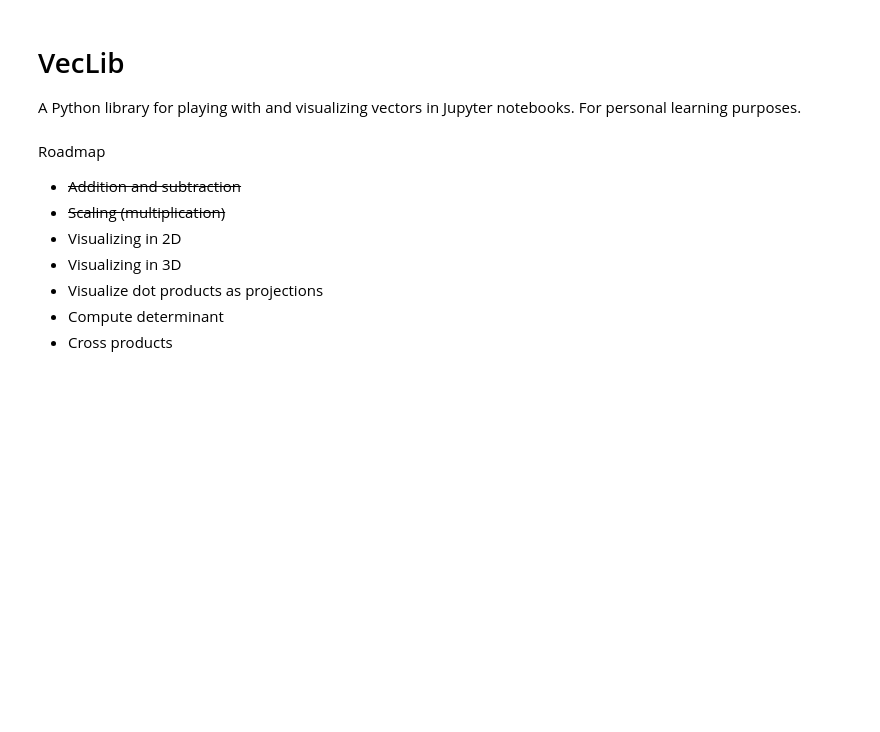
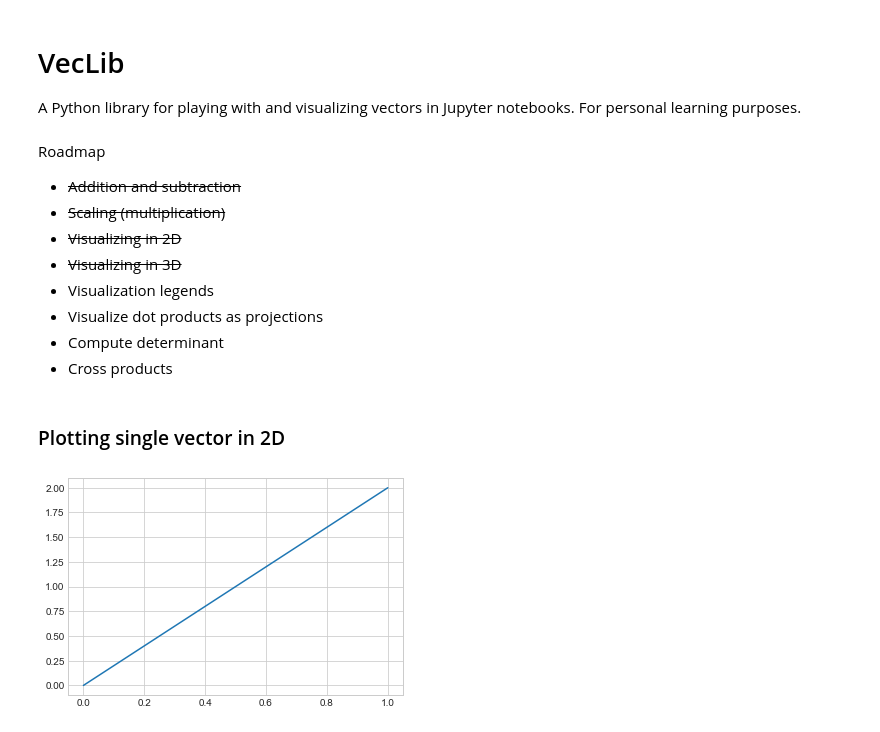
Before and after one commit to miroli/veclib, a Jupyter notebook: Playground.ipynb, the cells around one changed output. Drawn from its saved outputs; the diff is of its cells as text; code cells hidden in the pictures; blank space fills up the shorter version.

```diff
--- a/Playground.ipynb
+++ b/Playground.ipynb
@@ -12,8 +13,9 @@ Roadmap
 
 - <s>Addition and subtraction</s>
 - <s>Scaling (multiplication)</s>
-- Visualizing in 2D
-- Visualizing in 3D
+- <s>Visualizing in 2D</s>
+- <s>Visualizing in 3D</s>
+- Visualization legends
 - Visualize dot products as projections
 - Compute determinant
 - Cross products
@@ -36,7 +38,9 @@ class Vector():
         if dims > 3:
             raise Exception('Cannot plot over 3 dimensions')
         if not ax:
-            fig, ax = plt.subplots()
+            fig = plt.figure()
+            proj = '3d' if dims == 3 else None
+            ax = fig.add_subplot(111, projection=proj)
         if dims == 1:
             self._plot1d(ax)
         elif dims == 2:
@@ -48,6 +52,22 @@ class Vector():
         x, y = self._arr
         ax.plot([0, x], [0, y])
 
+    def _plot2d_quiver(self, ax):
+        """Work in progress."""
+        x, y = self._arr
+        ax.quiver(0, 0, x, y, angles='xy', scale_units='xy', scale=1)
+        xmin = 0 if x >= 0 else x
+        xmax = 0 if x <= 0 else x
+        ymin = 0 if y >= 0 else y
+        ymax = 0 if y <= 0 else y
+        ax.set_xlim([xmin, xmax])
+        ax.set_ylim([ymin, ymax])
+        return ax
+
+    def _plot3d(self, ax):
+        x, y, z = self._arr
+        ax.plot([0, x], [0, y], [0, z])
+
     def __add__(self, other):
         return Vector(self._arr + other._arr)
 
@@ -56,3 +76,10 @@ class Vector():
 
     def __mul__(self, scalar):
         return self._arr * scalar
+# %% [markdown]
+### Plotting single vector in 2D
+# %%
+v1 = Vector(np.array([1,2]))
+v1.plot()
+# %% [output]
+[figure, added]
```
Also changed, not shown: parts of 6 cells of this notebook.
